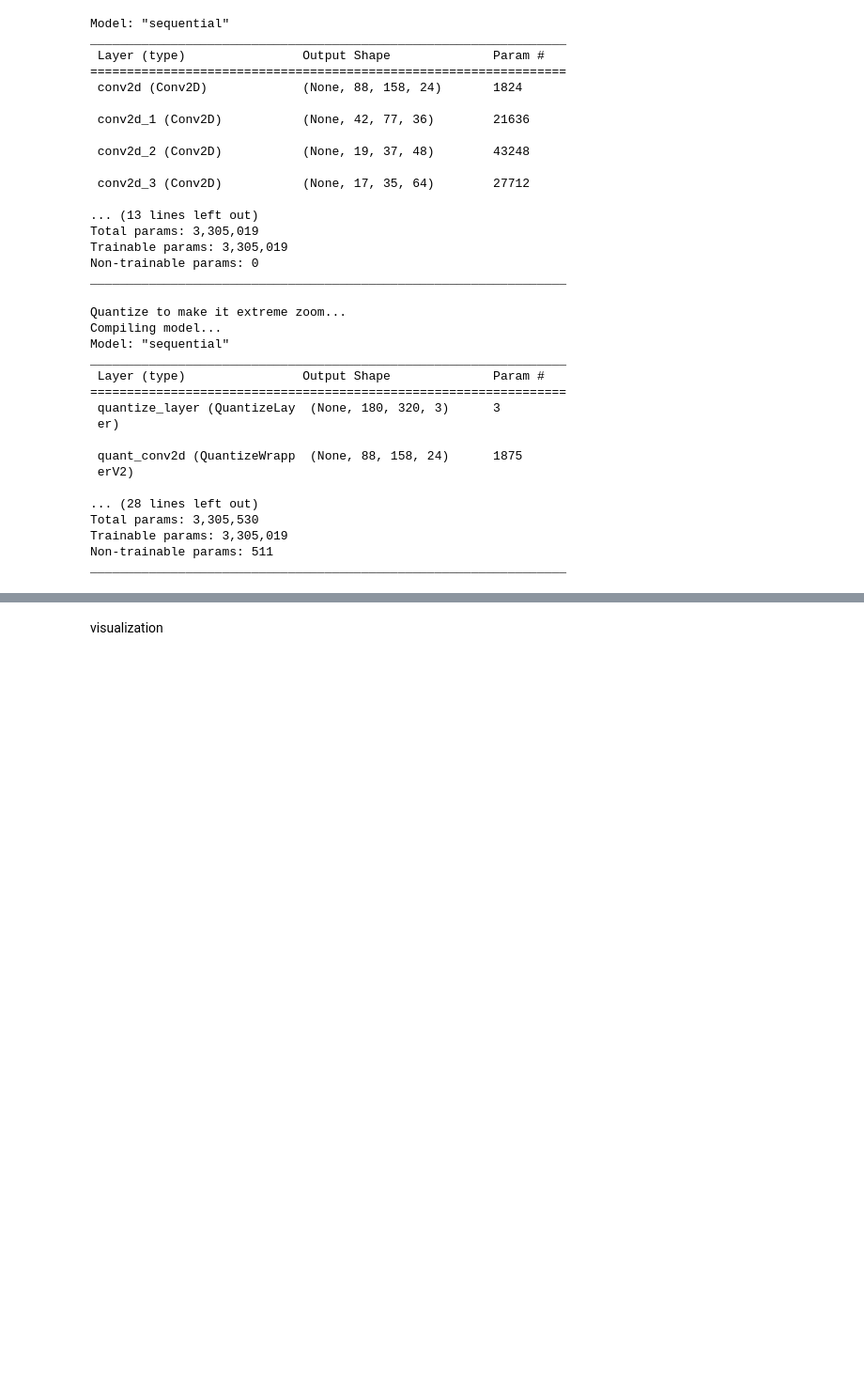
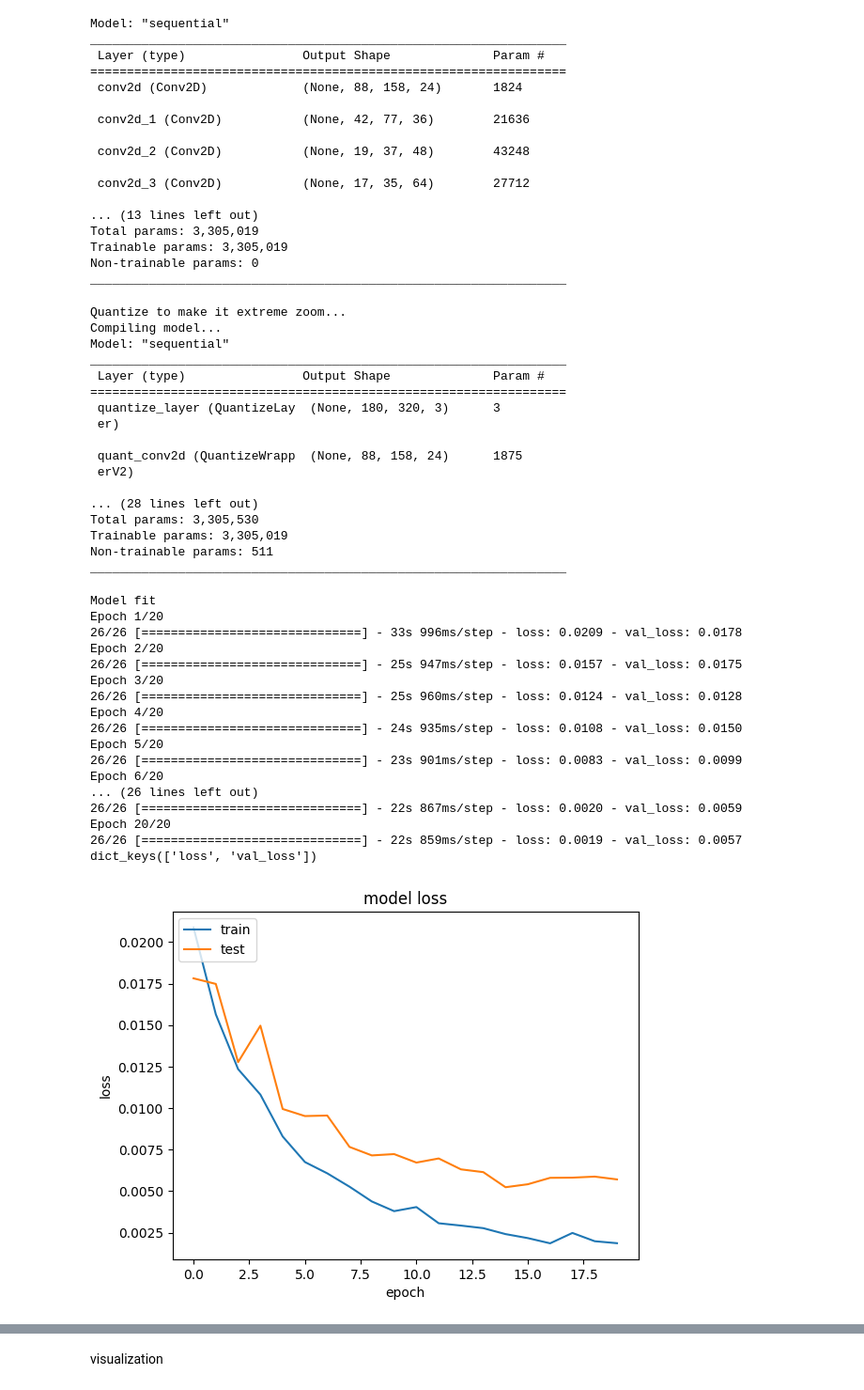
Before and after one commit to woflydev/odyssey_nnn, a Jupyter notebook: utils/notebooks/backup_training.ipynb, the cells around one changed output, grey strips where cells are left out. Shown at 94% size. Saved outputs shown, nothing was run; the diff lists cells and outputs as text; code cells hidden in the pictures; blank space fills up the shorter version.

Commit message:
add new models

```diff
--- a/utils/notebooks/backup_training.ipynb
+++ b/utils/notebooks/backup_training.ipynb
@@ -340,18 +340,37 @@ _________________________________________________________________
 # %%
 print ("Model fit")
 # q_aware_model.reset_states()
 history = q_aware_model.fit(x_train, y_train, batch_size=128,
-                    epochs=100, validation_data=(x_test, y_test))
+                    epochs=20, validation_data=(x_test, y_test))
 
 # Plot training and validation losses
 print(history.history.keys())
 plt.plot(history.history['loss'])
 plt.plot(history.history['val_loss'])
 plt.title('model loss')
 plt.ylabel('loss')
 plt.xlabel('epoch')
 plt.legend(['train', 'test'], loc='upper left')
 plt.show()
+# %% [output]
+Model fit
+Epoch 1/20
+26/26 [==============================] - 33s 996ms/step - loss: 0.0209 - val_loss: 0.0178
+Epoch 2/20
+26/26 [==============================] - 25s 947ms/step - loss: 0.0157 - val_loss: 0.0175
+Epoch 3/20
+26/26 [==============================] - 25s 960ms/step - loss: 0.0124 - val_loss: 0.0128
+Epoch 4/20
+26/26 [==============================] - 24s 935ms/step - loss: 0.0108 - val_loss: 0.0150
+Epoch 5/20
+26/26 [==============================] - 23s 901ms/step - loss: 0.0083 - val_loss: 0.0099
+Epoch 6/20
+... (26 lines left out)
+26/26 [==============================] - 22s 867ms/step - loss: 0.0020 - val_loss: 0.0059
+Epoch 20/20
+26/26 [==============================] - 22s 859ms/step - loss: 0.0019 - val_loss: 0.0057
+dict_keys(['loss', 'val_loss'])
+[figure, added]
 # %%
 angle_thresh=10
 # Helper functions for evaluating model accuracy
```
Also changed, not shown: parts of 3 cells of this notebook, 2 other files.
